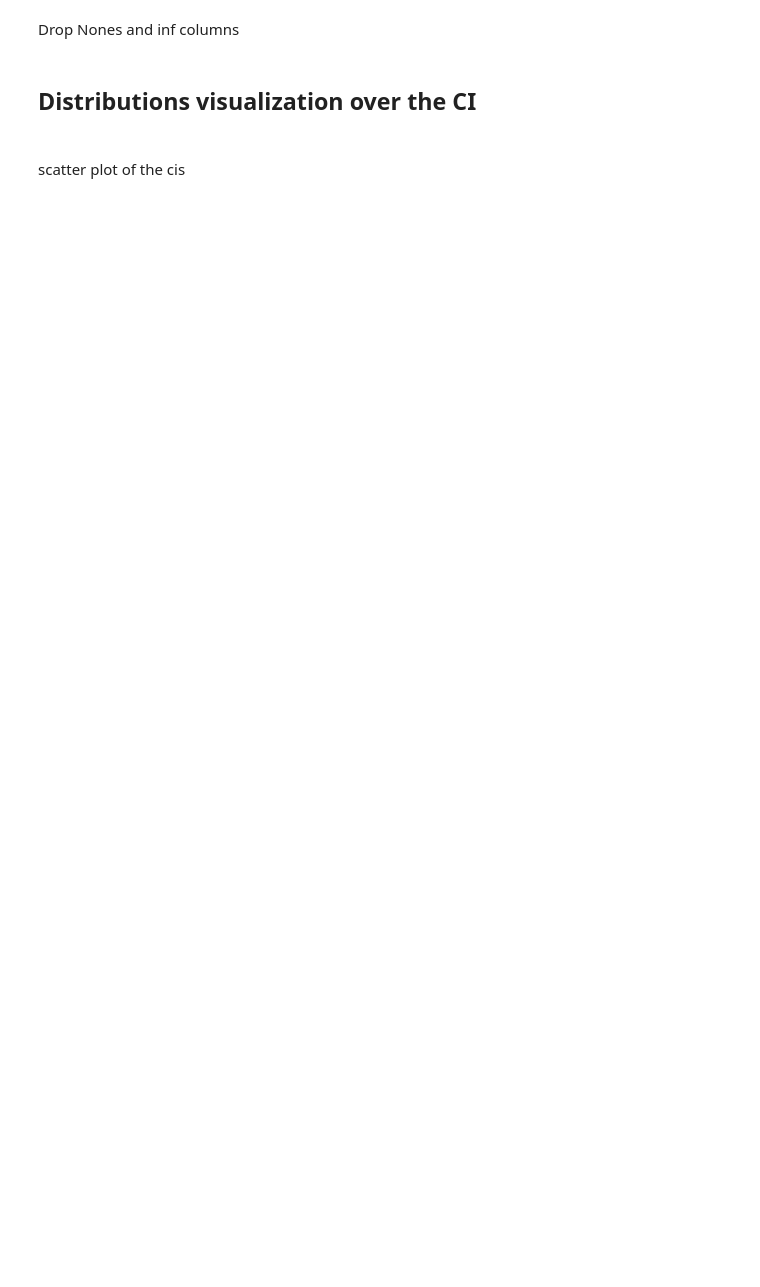
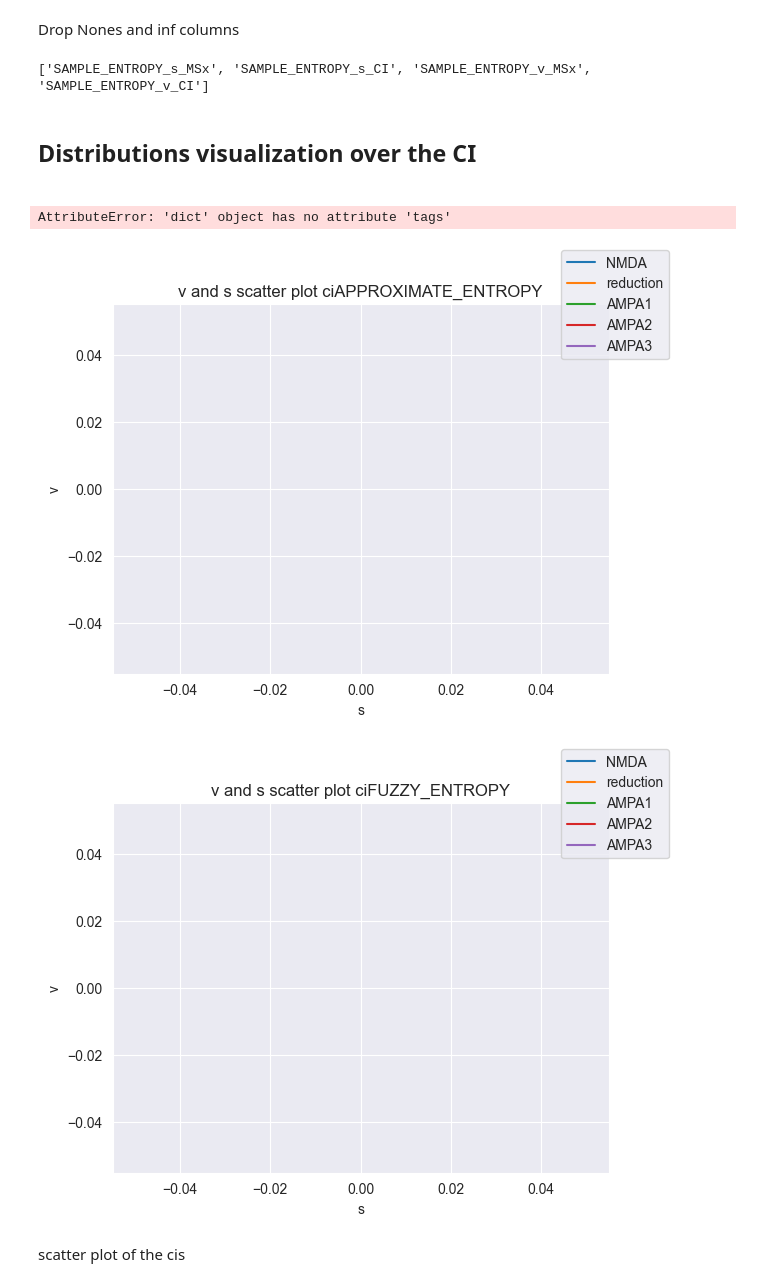
Before and after one commit to NitzanLux/neuron_mi, a Jupyter notebook: data_introduction.ipynb, the cells around one changed output. Drawn from its saved outputs; the diff is of its cells as text; code cells hidden in the pictures; blank space fills up the shorter version.

```diff
--- a/data_introduction.ipynb
+++ b/data_introduction.ipynb
@@ -12,6 +14,7 @@ start job
 <h3> add parameters<h3>
 # %%
 #{tag:plot name}
-models = {'davids_ergodic_train_fnum_580_snum74240':'NMDA','reduction_ergodic_train_fnum_580_snum74187':'reduction','train_AMPA_gmax2_fnum_580_snum74240':'AMPA'}
-name_order = ['NMDA','reduction','AMPA']
-d_ratio=0.1
+models = {'davids_ergodic_train':'NMDA','reduction_ergodic_train':'reduction','train_AMPA_gmax1':'AMPA1','train_AMPA_gmax2':'AMPA2','train_AMPA_gmax3':'AMPA3'}
+name_order = ['NMDA','reduction','AMPA1','AMPA2','AMPA3']
+file_dest = "small_eval_fnum5000_seed6577316389629133448.pkl"
+print(models)
@@ -18,11 +23,13 @@ d_ratio=0.1
 # %% [markdown]
 loading model
 # %%
-d = ModelsSEData(models.keys())
+with open(os.path.join('entropy_data',file_dest),'rb') as f:
+    d_dict = pickle.load(f)
+print(d_dict.keys())
+d = ModelsSEData(data_dict=d_dict)
 # d.sample_from_set(d_ratio)
-d.load_data(0.1)
 df, m_names = d.get_as_dataframe()
-models = {k[:k.find("_fnum")]:v for k,v in models.items()}
+models = {k:v for k,v in models.items()}
 # for i in models.keys():
     # df[df['model']==i]['model'] = models[i]
 # models = {v:v for v in models.values()}
@@ -47,6 +54,8 @@ for i in df.columns:
         inf_nan_columns.append(i)
 print(inf_nan_columns)
 df.drop(inf_nan_columns, axis=1, inplace=True)
+# %% [output]
+['SAMPLE_ENTROPY_s_MSx', 'SAMPLE_ENTROPY_s_CI', 'SAMPLE_ENTROPY_v_MSx', 'SAMPLE_ENTROPY_v_CI']
 # %% [markdown]
 <h2> Distributions visualization over the CI <h2>
 # %%
@@ -58,14 +67,17 @@ for i, m in enumerate(name_order):
     for c in df.columns:
         if 'CI'in c:
             c_obj.add(c[:-len('_s_CI')])
+print(d.data.tags)
 for i, m in enumerate(name_order):
     colors_index[m]=f'C{i}'
     for c in df.columns:
         if 'CI'in c:
             if c not in box_plot_data:
                 box_plot_data[c]=[]
+            print(m)
             box_plot_data[c].append(df[df['model'] == m][c].tolist())
             box_plot_data[c][-1] = np.array(box_plot_data[c][-1])
+            print(box_plot_data[c][-1].shape)
 for c in c_obj:
     fig, ax = plt.subplots()
     bpa=[]
@@ -77,7 +89,7 @@ for c in c_obj:
             continue
         c_arr.append(k)
         for j,m in enumerate(name_order):
-            print([j+(i*(len(name_order)+1))])
+            # print([j+(i*(len(name_order)+1))])
             bp = ax.boxplot(box_plot_data[k][j],positions=[j+(i*(len(name_order)+1))],patch_artist=True, showfliers=False)
             bp['boxes'][0].set_facecolor(colors_index[m])
             bpa.append(bp)
@@ -85,16 +97,14 @@ for c in c_obj:
 
     ax.set_ylabel('Complexity index')
     # ax.set_xticks((np.arange(len(name_order)+1)*len(box_plot_data)))
-    print(np.arange(0,(len(name_order)+1)*len(c_arr),len(name_order)+1)+len(name_order)/2)
     a = ax.set_xticks(np.arange(0,(len(name_order)+1)*len(c_arr),len(name_order)+1)+len(name_order)/2-0.5,c_arr)
 
-    print(a)
     # vertical alignment of xtick labels
     # va = [ 0, -.05, 0, -.05, -.05, -.05 ]
     # for t, y in zip( ax.get_xticklabels( ), va ):
     #     t.set_y( y )
     for k,v in colors_index.items():
-        ax.plot([],[],color=v,label=models[k])
+        ax.plot([],[],color=v,label=k)
     # ax.set_yscale('log')
 
     # ax.tick_params( axis='x', which='minor', direction='out', length=30 )
@@ -106,36 +116,41 @@ for c in c_obj:
 
     fig
     save_large_plot(fig, f"boxplot{c}_{len(d)}.png", tags=d.data_tags)
+# %% [output]
+AttributeError: 'dict' object has no attribute 'tags'
 # %%
 box_plot_data = {}
 colors_index={}
 c_obj=set()
 for i, m in enumerate(name_order):
     colors_index[m]=f'C{i}'
     for c in df.columns:
         if 'CI'in c:
             c_obj.add(c[:-len('_s_CI')])
             if c not in box_plot_data:
                 box_plot_data[c]=[]
             box_plot_data[c].append(df[df['model'] == name_order[i]][c].tolist())
             box_plot_data[c][-1] = np.array(box_plot_data[c][-1])
 
 # create data
 # Evaluate a gaussian kde on a regular grid of nbins x nbins over data extents
 
 for i in tqdm(c_obj):
     fig, ax = plt.subplots()
     nbins = 300
     for j,m in enumerate(name_order):
         x,y= box_plot_data[i+'_s_CI'][j],box_plot_data[i+'_v_CI'][j]
         c = ax.scatter(x,y,alpha=0.3,s=0.01)
-        ax.plot([],[],color=c.get_facecolor(),label=f'{models[m]}',alpha=1)
+        ax.plot([],[],color=c.get_facecolor(),label=f'{m}',alpha=1)
     ax.set_ylabel('v')
     ax.set_xlabel('s')
     fig.legend(loc=1)
     ax.set_title(f'v and s scatter plot ci{i}')
     save_large_plot(fig,f'scttervs_{i}_{len(d)}.png',tags=d.data_tags)
     fig
+# %% [output]
+[figure, added]
+[figure, added]
 # %% [markdown]
 scatter plot of the cis
 # %%
```
Also changed, not shown: parts of 4 cells of this notebook, 4 other files.
